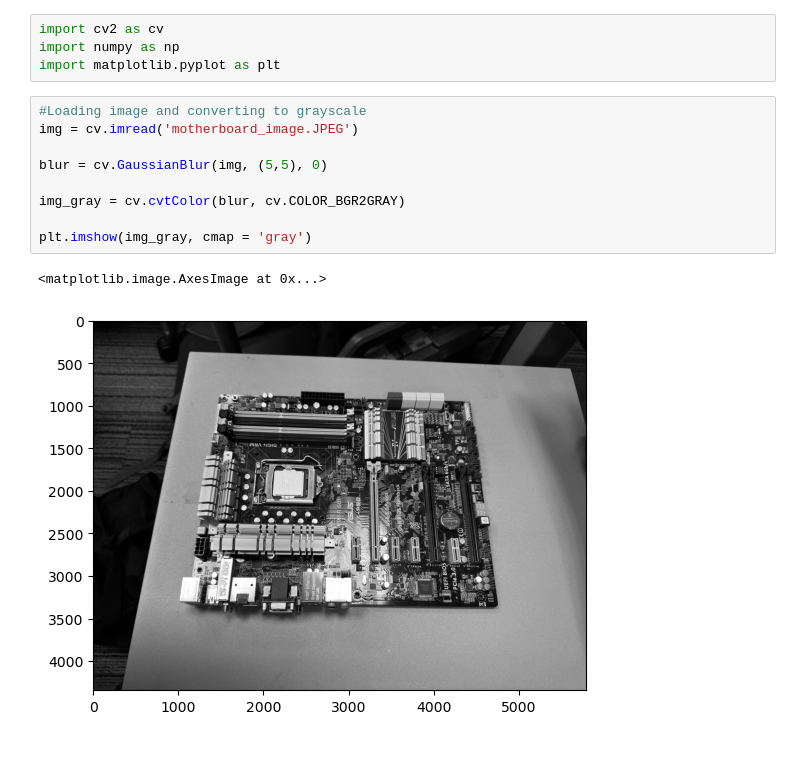
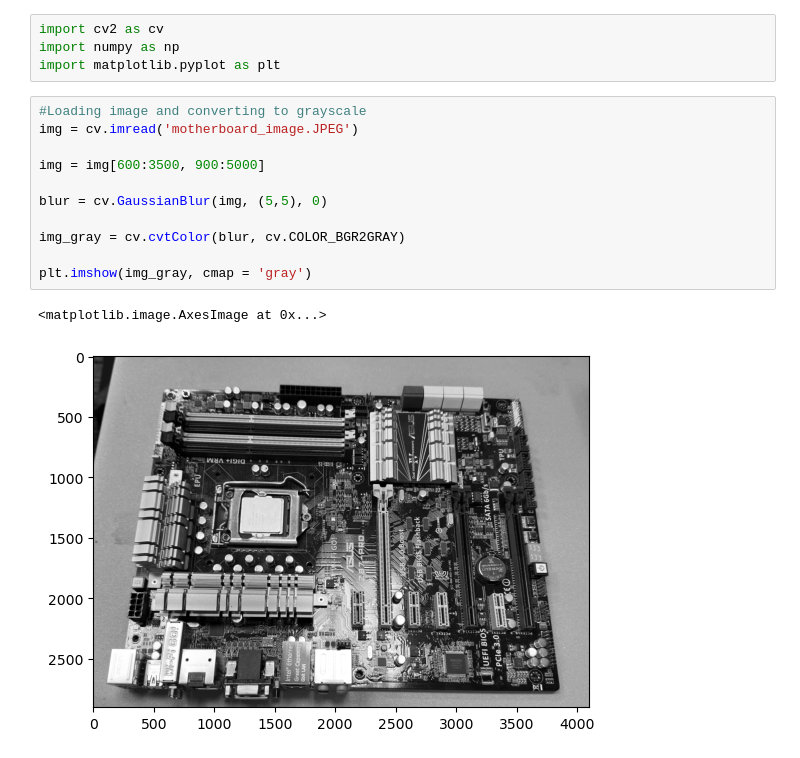
Before and after one commit to CaptainAhad/component-detection-project, a Jupyter notebook: Project 3 Code.ipynb, the cells around one changed output. Drawn from its saved outputs; the diff is of its cells as text.

Commit message:
cropped image

```diff
--- a/Project 3 Code.ipynb
+++ b/Project 3 Code.ipynb
@@ -5,15 +5,17 @@ import matplotlib.pyplot as plt
 # %%
 #Loading image and converting to grayscale
 img = cv.imread('motherboard_image.JPEG')
+
+img = img[600:3500, 900:5000]
 
 blur = cv.GaussianBlur(img, (5,5), 0)
 
 img_gray = cv.cvtColor(blur, cv.COLOR_BGR2GRAY)
 
 plt.imshow(img_gray, cmap = 'gray')
 # %% [output]
 <matplotlib.image.AxesImage at 0x...>
-[figure, old version]
+[figure, new version]
 # %%
 #Thresholding the image
 _, thresh = cv.threshold(img_gray, 0, 255, cv.THRESH_BINARY + cv.THRESH_OTSU)
```
Also changed, not shown: parts of 4 cells of this notebook.
